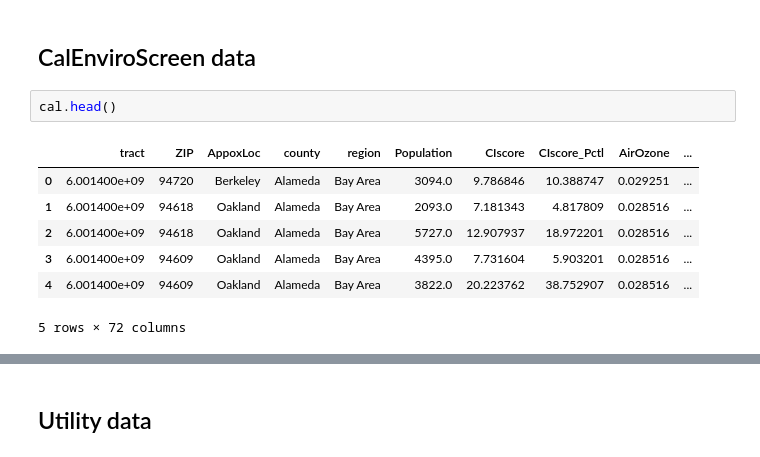
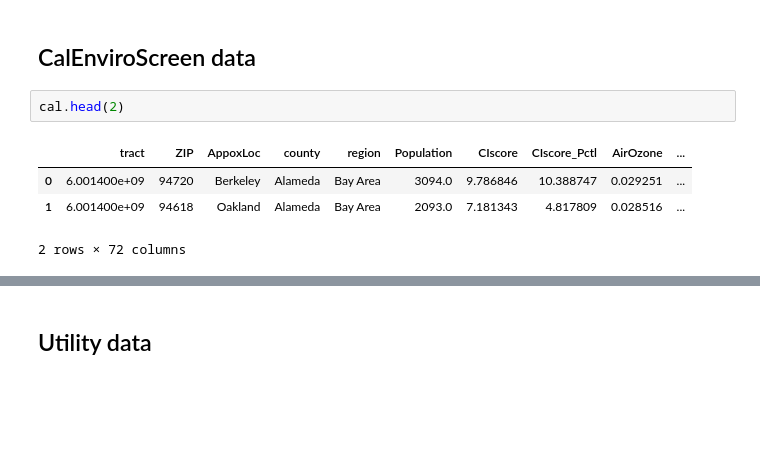
Before and after one commit to ElectriGrid/statistics, a Jupyter notebook: dis_comm.ipynb, the cells around one changed output, grey strips where cells are left out. Saved outputs shown, nothing was run; the diff lists cells and outputs as text; blank space fills up the shorter version.

```diff
--- a/dis_comm.ipynb
+++ b/dis_comm.ipynb
@@ -25,12 +28,9 @@ sce = gpd.read_parquet("../../../../../../capstone/electrigrid/data/census_hosti
 # %% [markdown]
 ## CalEnviroScreen data
 # %%
-cal.head()
+cal.head(2)
 # %% [output]
 |  | tract | ZIP | AppoxLoc | county | region | Population | CIscore | CIscore_Pctl | AirOzone | ... |
 | 0 | 6.001400e+09 | 94720 | Berkeley | Alameda | Bay Area | 3094.0 | 9.786846 | 10.388747 | 0.029251 | ... |
 | 1 | 6.001400e+09 | 94618 | Oakland | Alameda | Bay Area | 2093.0 | 7.181343 | 4.817809 | 0.028516 | ... |
-| 2 | 6.001400e+09 | 94618 | Oakland | Alameda | Bay Area | 5727.0 | 12.907937 | 18.972201 | 0.028516 | ... |
-| 3 | 6.001400e+09 | 94609 | Oakland | Alameda | Bay Area | 4395.0 | 7.731604 | 5.903201 | 0.028516 | ... |
-| 4 | 6.001400e+09 | 94609 | Oakland | Alameda | Bay Area | 3822.0 | 20.223762 | 38.752907 | 0.028516 | ... |
-5 rows × 72 columns
+2 rows × 72 columns
```
Also changed, not shown: parts of 50 cells of this notebook.
